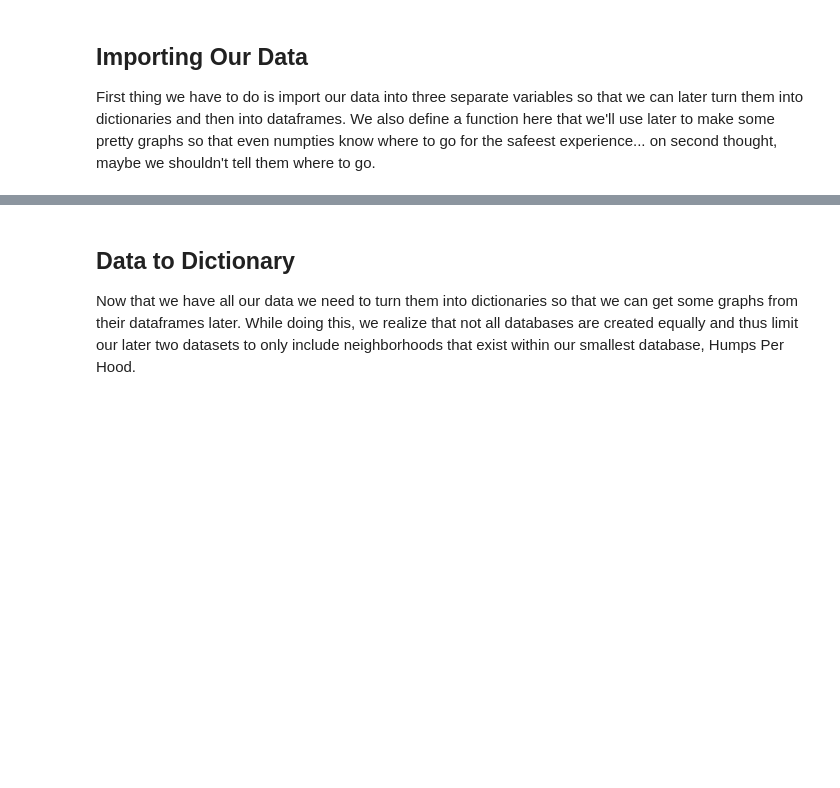
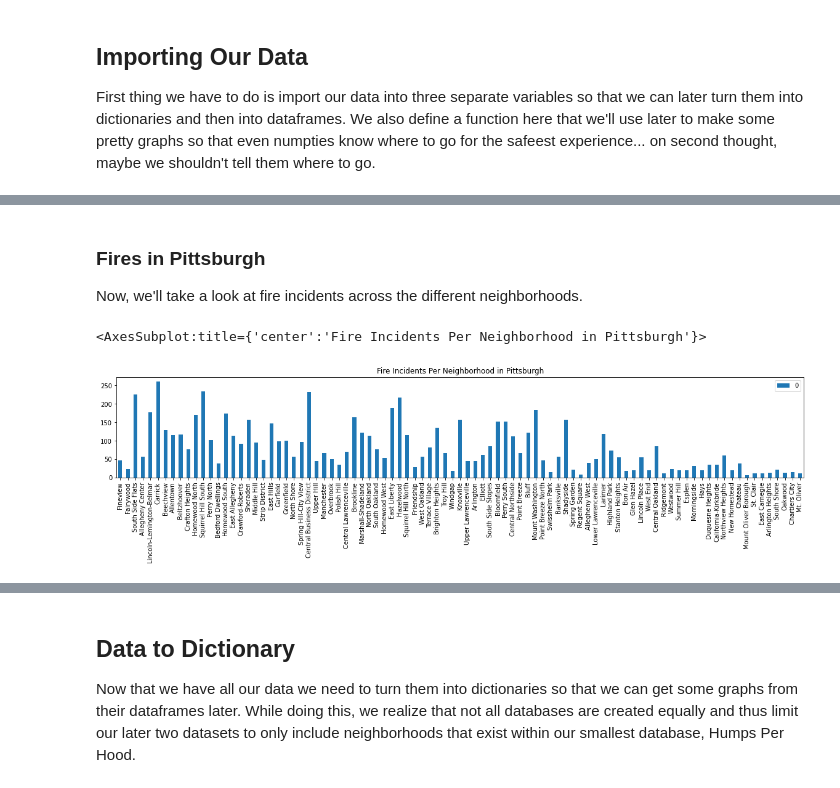
Before and after one commit to MasonGobat/bigIdeasFinalProject, a Jupyter notebook: hoodSafety.ipynb, the cells around one changed output, grey strips where cells are left out. Saved outputs shown, nothing was run; the diff lists cells and outputs as text; code cells hidden in the pictures; blank space fills up the shorter version.

Commit message:
added all of our code into the final notebook and finished the write up

```diff
--- a/hoodSafety.ipynb
+++ b/hoodSafety.ipynb
@@ -24,0 +75,27 @@ humps = pd.read_csv("data/speedhumps.csv")
+# %% [markdown]
+### Fires in Pittsburgh
+
+Now, we'll take a look at fire incidents across the different neighborhoods.
+# %%
+import pandas as pd
+
+#Sets up dataframe from the file and creates an empty dictionary
+fires = pd.read_csv("data/fires.csv")
+fire_count = {}
+
+#Cycles through the data set and counts the number of fire incidents in each neighborhood.
+#This information is then added to the dictionary
+for index, row in fires.iterrows():
+    neighborhood = row['neighborhood']
+    if neighborhood in fire_count:
+        fire_count[neighborhood] += 1
+    elif neighborhood not in fire_count and neighborhood != None:
+        fire_count[neighborhood] = 1
+
+#turns the dictionary into a dataframe and creates a basic bar graph
+graph = pd.DataFrame.from_dict(fire_count, orient='index', dtype = None, columns=None)
+graph = graph.iloc[1: , :]
+graph.plot.bar(figsize=(20,3), title = "Fire Incidents Per Neighborhood in Pittsburgh")
+# %% [output]
+<AxesSubplot:title={'center':'Fire Incidents Per Neighborhood in Pittsburgh'}>
+[figure, added]
```
Also changed, not shown: parts of 23 cells of this notebook.
